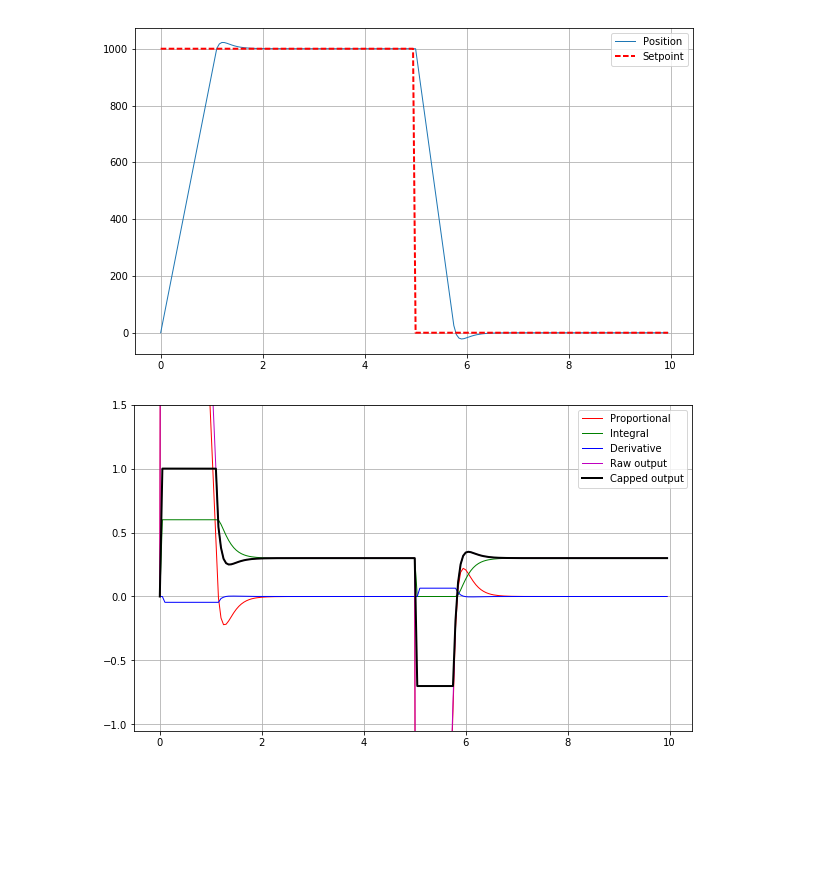
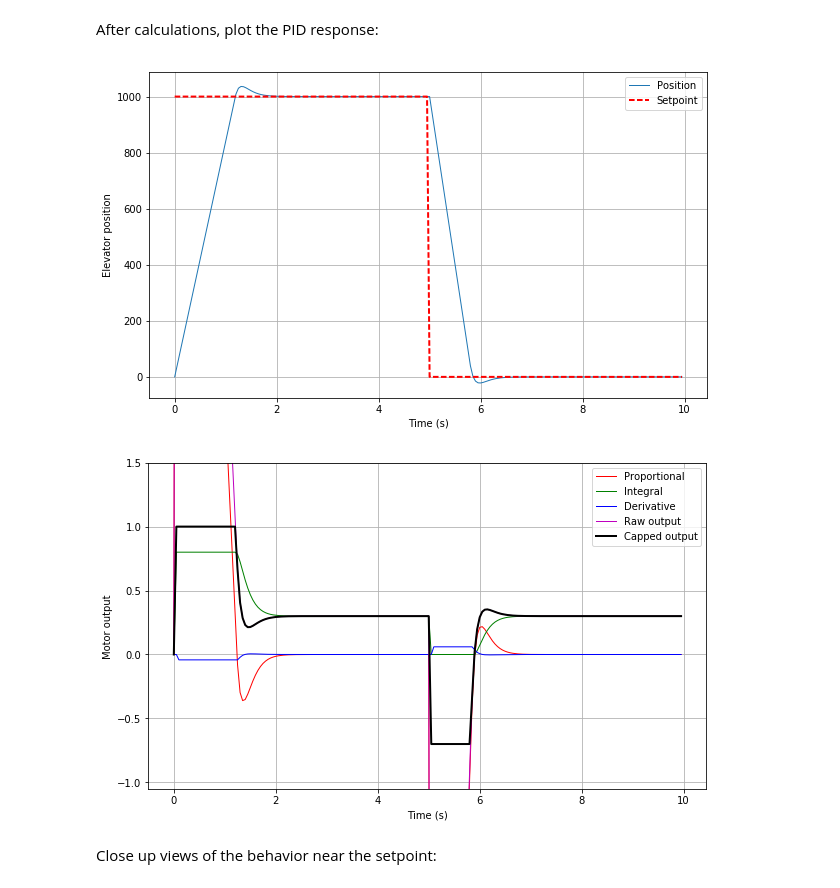
Before and after one commit to rlee287/jupyter-notebook-collection, a Jupyter notebook: Elevator PID-Print.ipynb, the cells around one changed output. Saved outputs shown, nothing was run; the diff lists cells and outputs as text; code cells hidden in the pictures; blank space fills up the shorter version.

```diff
--- a/Elevator PID-Print.ipynb
+++ b/Elevator PID-Print.ipynb
@@ -41,8 +53,8 @@ d=0.001
 minout=-0.7
 maxout=1
 mininteg=0
-maxinteg=0.6/i
-motorpower=1300
+maxinteg=0.8/i
+motorpower=1200 # This is a pure estimation constant
 elevweight=0.3 # Elevator weight in terms of motor power-subtracted from output
 # %%
 # Initialize variables
@@ -79,24 +91,32 @@ for index in range(1,nt):
     pidout[index]=newout
     # Write to final output
     out[index]=out[index-1]+dt*motorpower*(newout-elevweight)
+# %% [markdown]
+After calculations, plot the PID response:
 # %%
 plt.plot(timerange,out,lw=1)
 plt.plot(timerange,setpointarray,'r--',lw=2)
 plt.legend(["Position","Setpoint"])
+plt.xlabel("Time (s)")
+plt.ylabel("Elevator position")
 plt.grid()
 plt.show()
 plt.plot(timerange,porpout,'r',lw=1)
 plt.plot(timerange,integout,'g',lw=1)
 plt.plot(timerange,derivout,'b',lw=1)
 plt.plot(timerange,pidoutraw,'m',lw=1)
 plt.plot(timerange,pidout,'k',lw=2)
+plt.xlabel("Time (s)")
+plt.ylabel("Motor output")
 plt.ylim(1.5*minout,1.5*maxout)
 plt.legend(["Proportional","Integral","Derivative","Raw output","Capped output"])
 plt.grid()
 plt.show()
 # %% [output]
-[figure, old version]
+[figure, new version]
-[figure, old version]
+[figure, new version]
+# %% [markdown]
+Close up views of the behavior near the setpoint:
 # %%
 plt.plot(timerange,out,lw=1)
 plt.plot(timerange,setpointarray,'r--',lw=2)
```
Also changed, not shown: parts of 6 cells of this notebook.
